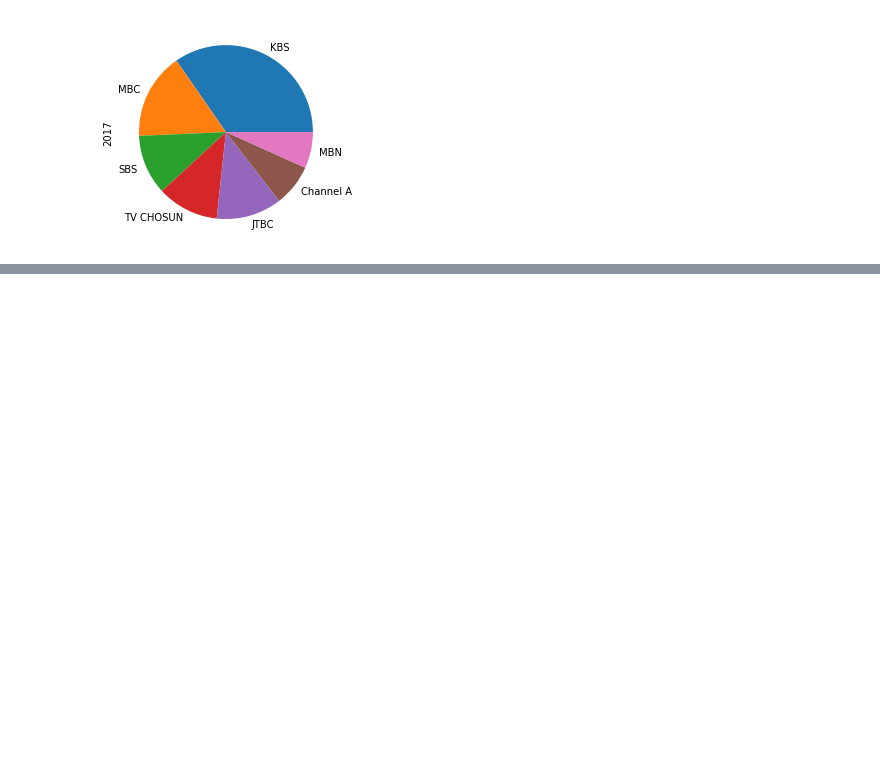
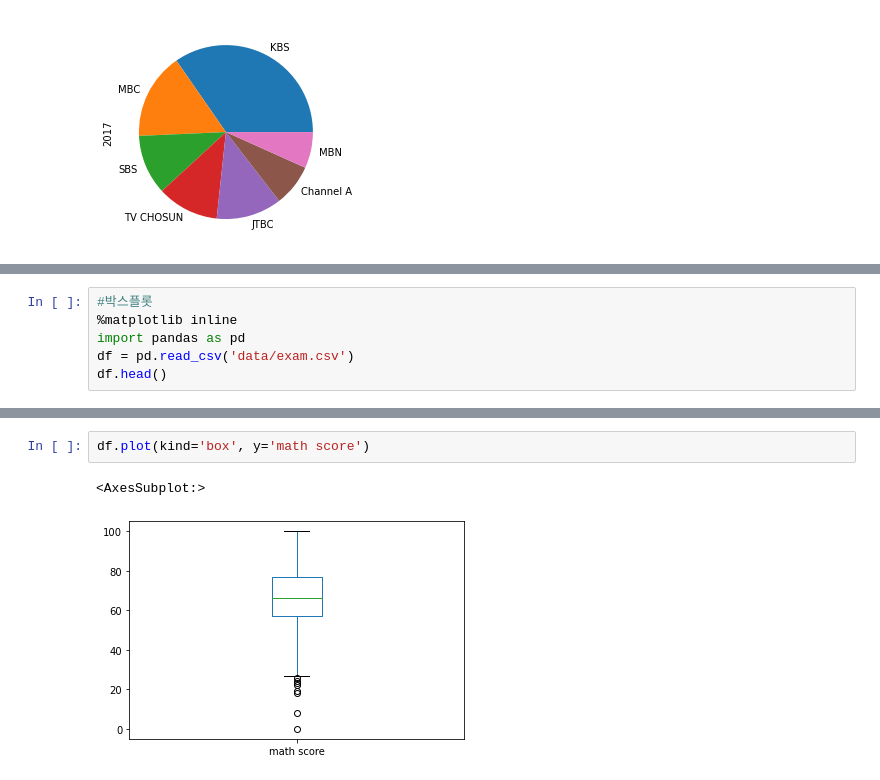
Before and after one commit to Hyuna13/Data_Science, a Jupyter notebook: codeit_matplotlib.ipynb, the cells around one changed output, grey strips where cells are left out. Cells and saved outputs as stored; diff of their text form; blank space fills up the shorter version.

```diff
--- a/codeit_matplotlib.ipynb
+++ b/codeit_matplotlib.ipynb
@@ -93,0 +124,6 @@ df.loc[2017].plot(kind='pie')
+# %%
+#박스플롯
+%matplotlib inline
+import pandas as pd
+df = pd.read_csv('data/exam.csv')
+df.head()
@@ -93,0 +149,5 @@ df.loc[2017].plot(kind='pie')
+# %%
+df.plot(kind='box', y='math score')
+# %% [output]
+<AxesSubplot:>
+[figure, added]
```
Also changed, not shown: parts of 14 cells of this notebook.
